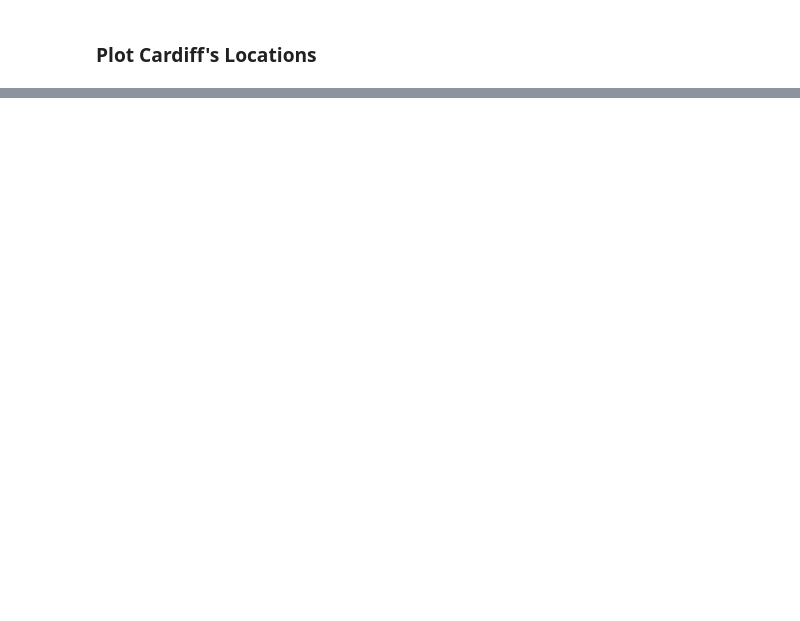
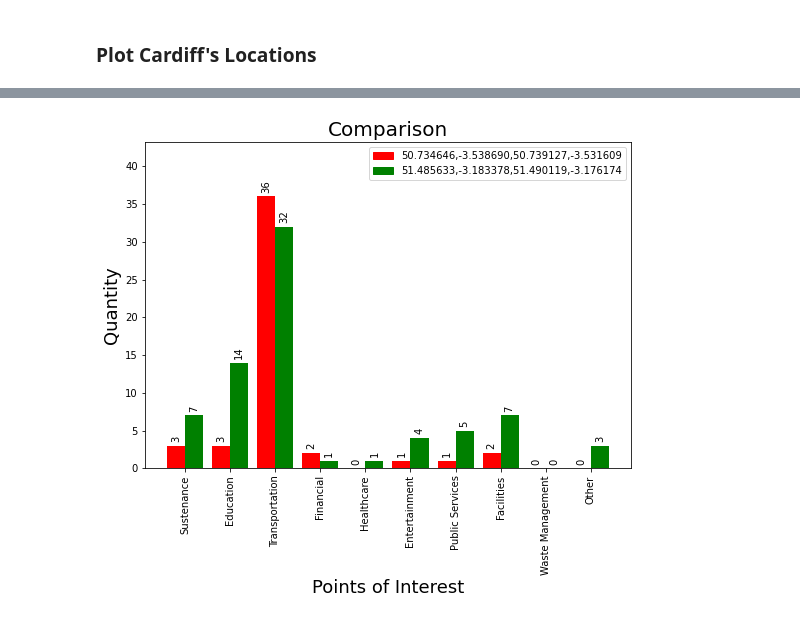
Before and after one commit to iestynlee/osmpoi, a Jupyter notebook: examples/Project Results.ipynb, the cells around one changed output, grey strips where cells are left out. Saved outputs shown, nothing was run; the diff lists cells and outputs as text; code cells hidden in the pictures; blank space fills up the shorter version.

```diff
--- a/examples/Project Results.ipynb
+++ b/examples/Project Results.ipynb
@@ -129,0 +142,4 @@ plotter.compare(exeter_uni, cardiff_uni)
+# %%
+plotter.compare(exeter_uni, cardiff_uni, percent=False)
+# %% [output]
+[figure, added]
```
Also changed, not shown: parts of 13 cells of this notebook.
